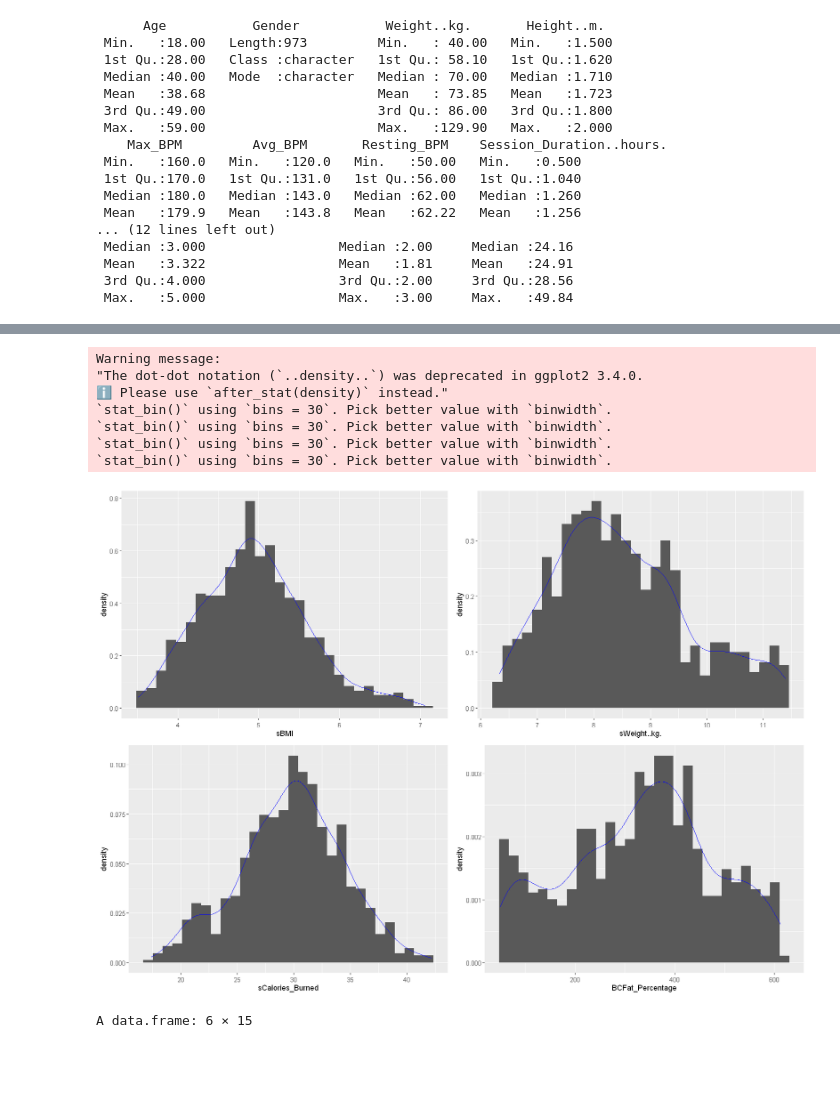
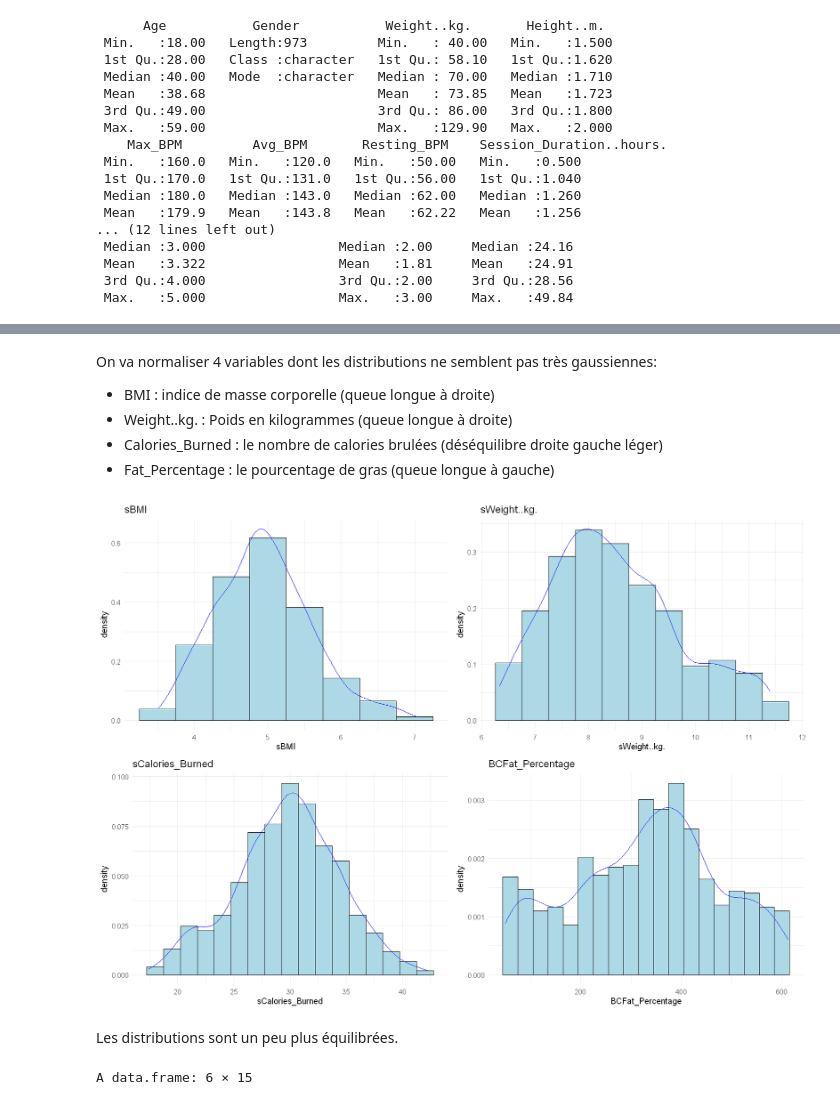
Before and after one commit to Edgar-Neboit/Projet_ML, a Jupyter notebook: Projet_ML_R.ipynb, the cells around one changed output, grey strips where cells are left out. Saved outputs shown, nothing was run; the diff lists cells and outputs as text; code cells hidden in the pictures; blank space fills up the shorter version.

```diff
--- a/Projet_ML_R.ipynb
+++ b/Projet_ML_R.ipynb
@@ -150,2 +149,8 @@ grid.arrange(g1, g3, g4, g5, g6, g7, g8, g9, g11, g12, g15, ncol = 3)
+# %% [markdown]
+On va normaliser 4 variables dont les distributions ne semblent pas très gaussiennes:
+- BMI : indice de masse corporelle (queue longue à droite)
+- Weight..kg. : Poids en kilogrammes (queue longue à droite)
+- Calories_Burned : le nombre de calories brulées (déséquilibre droite gauche léger)
+- Fat_Percentage : le pourcentage de gras (queue longue à gauche)
 # %%
 # Création d'un dataset avec les données normalisées
@@ -157,21 +169,15 @@ data_norm[, "sCalories_Burned"] <- sqrt(data_norm[, "Calories_Burned"])
 lambda = 2
 data_norm[, "BCFat_Percentage"] <- (data_norm[, "Fat_Percentage"]**lambda)/lambda
-# %%
-g16<-ggplot(data_norm,aes(x=sBMI))+geom_histogram(aes(y=..density..))+geom_density(alpha=.2, col="blue")
-g17<-ggplot(data_norm,aes(x=sWeight..kg.))+geom_histogram(aes(y=..density..))+geom_density(alpha=.2, col="blue")
-g18<-ggplot(data_norm,aes(x=sCalories_Burned))+geom_histogram(aes(y=..density..))+geom_density(alpha=.2, col="blue")
-g19<-ggplot(data_norm,aes(x=BCFat_Percentage))+geom_histogram(aes(y=..density..))+geom_density(alpha=.2, col="blue")
-#g20<-ggplot(data,aes(x=sHeight..m.))+geom_histogram(aes(y=..density..))+geom_density(alpha=.2, col="blue")
-
-options(repr.plot.width = 14, repr.plot.height = 10)
-grid.arrange(g16, g17, g18, g19, ncol = 2)
-# %% [output]
-Warning message:
-"The dot-dot notation (`..density..`) was deprecated in ggplot2 3.4.0.
-ℹ Please use `after_stat(density)` instead."
-`stat_bin()` using `bins = 30`. Pick better value with `binwidth`.
-`stat_bin()` using `bins = 30`. Pick better value with `binwidth`.
-`stat_bin()` using `bins = 30`. Pick better value with `binwidth`.
-`stat_bin()` using `bins = 30`. Pick better value with `binwidth`.
-[figure, removed]
+# %%
+g16 <- make_plot(data_norm, sBMI, "sBMI", 0.5)
+g17 <- make_plot(data_norm, sWeight..kg., "sWeight..kg.", 0.5)
+g18 <- make_plot(data_norm, sCalories_Burned, "sCalories_Burned", 1.5)
+g19 <- make_plot(data_norm, BCFat_Percentage, "BCFat_Percentage", 30)
+
+options(repr.plot.width = 14, repr.plot.height = 10)
+grid.arrange(g16, g17, g18, g19, ncol = 2)
+# %% [output]
+[figure, added]
+# %% [markdown]
+Les distributions sont un peu plus équilibrées.
 # %%
```
Also changed, not shown: parts of 15 cells of this notebook.
